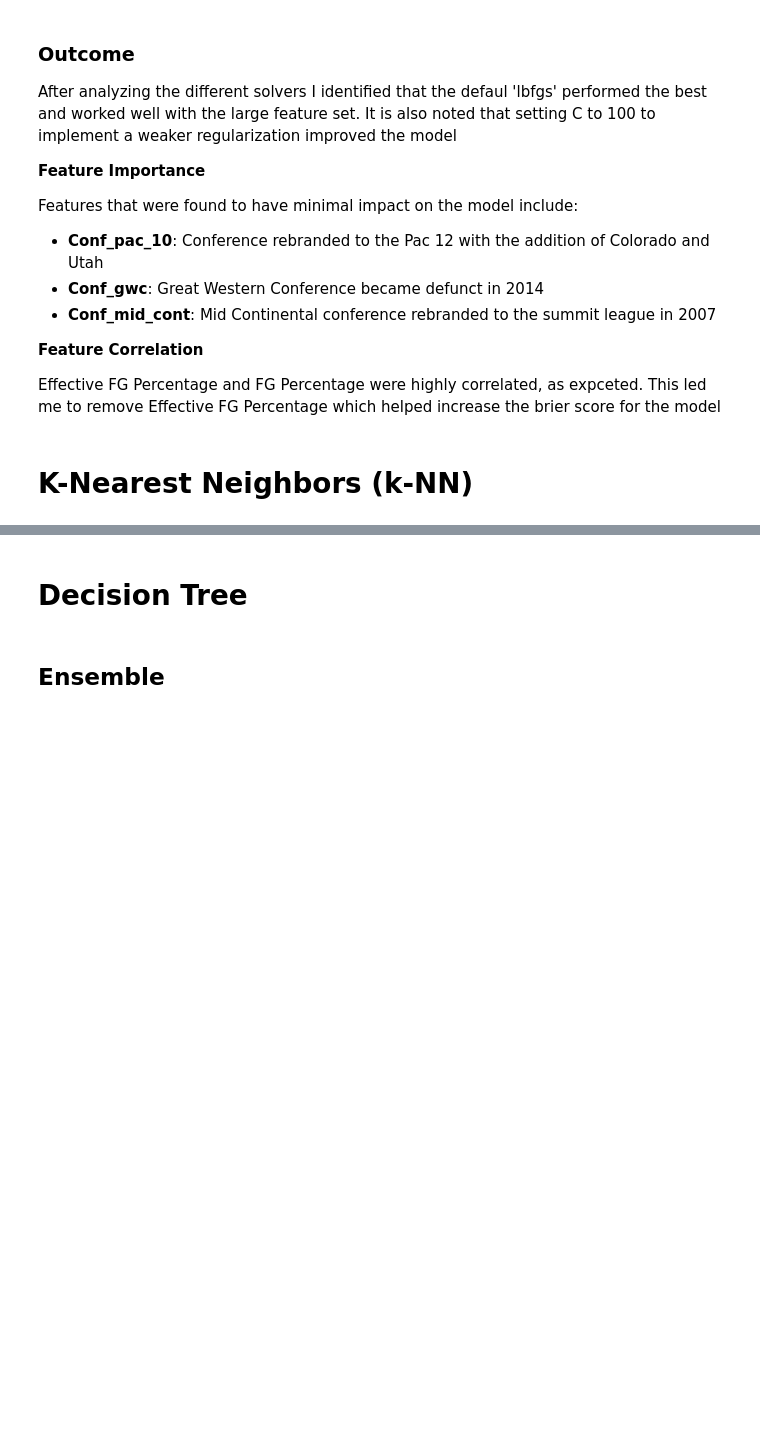
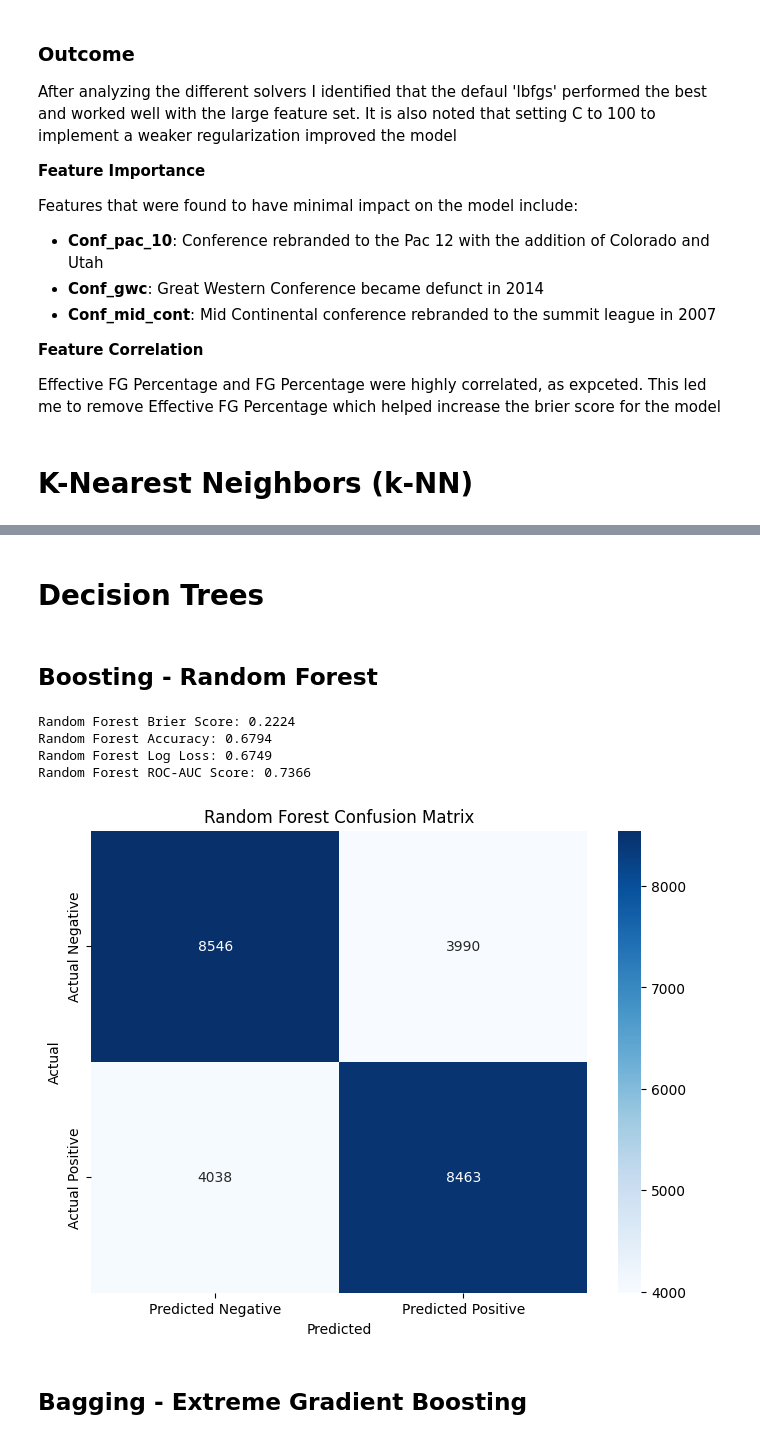
Before and after one commit to alexreid-14/March_ML_Mania_2025, a Jupyter notebook: modeling/reg_season_ml_model.ipynb, the cells around one changed output, grey strips where cells are left out. Drawn from its saved outputs; the diff is of its cells as text; code cells hidden in the pictures; blank space fills up the shorter version.

Commit message:
Evaluate additional Ml models

```diff
--- a/modeling/reg_season_ml_model.ipynb
+++ b/modeling/reg_season_ml_model.ipynb
@@ -185,14 +184,44 @@ k-NN Confusion Matrix:
 # %% [markdown]
-# Decision Tree
+# Decision Trees
-# %% [markdown]
-## Ensemble
-# %%
-from sklearn.tree import DecisionTreeClassifier
-
-# Decision Tree model
-dt = DecisionTreeClassifier(random_state=42)
-dt.fit(X_train, y_train)
-
-# Model evaluation
-dt_score = dt.score(X_test, y_test)
-print(f"Decision Tree Accuracy: {dt_score:.4f}")
+# %% [markdown]
+## Boosting - Random Forest
+# %%
+# Random Forest model
+rf = RandomForestClassifier(random_state=42)
+rf.fit(X_train, y_train)
+
+# Make predictions on the test set
+y_pred_rf = rf.predict(X_test)
+y_pred_probs_rf = rf.predict_proba(X_test)[:, 1]
+
+# Calculate evaluation metrics
+rf_brier = brier_score_loss(y_test, y_pred_probs_rf)
+print(f'Random Forest Brier Score: {rf_brier:.4f}')
+
+rf_accuracy = accuracy_score(y_test, y_pred_rf)
+print(f'Random Forest Accuracy: {rf_accuracy:.4f}')
+
+rf_logloss = log_loss(y_test, y_pred_probs_rf)
+print(f'Random Forest Log Loss: {rf_logloss:.4f}')
+
+rf_auc = roc_auc_score(y_test, y_pred_probs_rf)
+print(f'Random Forest ROC-AUC Score: {rf_auc:.4f}')
+
+# Calculate and display the confusion matrix
+rf_conf_matrix = confusion_matrix(y_test, y_pred_rf)
+
+# Plot the confusion matrix
+plt.figure(figsize=(8, 6))
+sns.heatmap(rf_conf_matrix, annot=True, fmt='d', cmap='Blues', xticklabels=['Predicted Negative', 'Predicted Positive'], yticklabels=['Actual Negative', 'Actual Positive'])
+plt.xlabel('Predicted')
+plt.ylabel('Actual')
+plt.title('Random Forest Confusion Matrix')
+plt.show()
+# %% [output]
+Random Forest Brier Score: 0.2224
+Random Forest Accuracy: 0.6794
+Random Forest Log Loss: 0.6749
+Random Forest ROC-AUC Score: 0.7366
+[figure, added]
+# %% [markdown]
+## Bagging - Extreme Gradient Boosting
```
Also changed, not shown: parts of 8 cells of this notebook, 1 other file.
